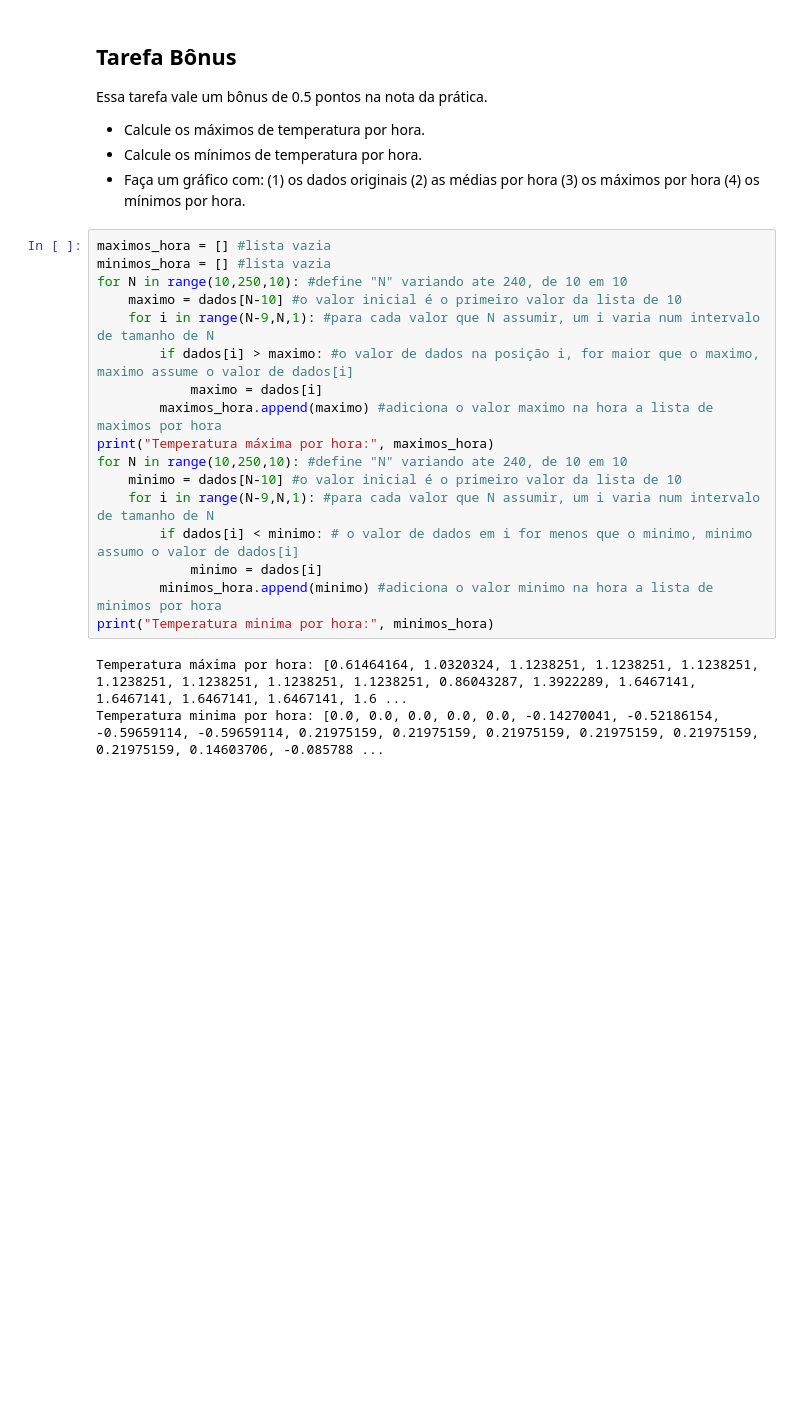
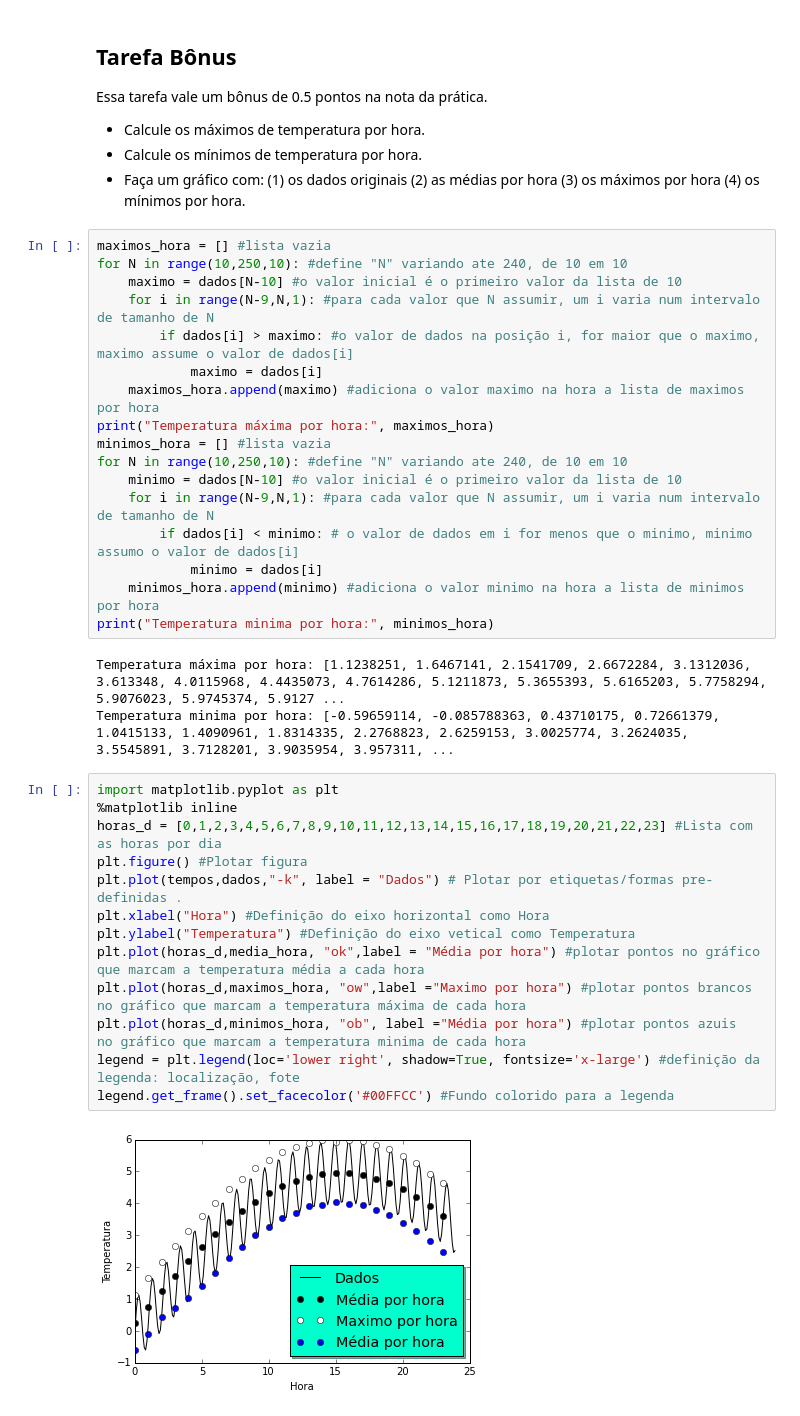
Before and after one commit to mat-esp-2015/python-intro-2-r-d-l, a Jupyter notebook: tarefa-intro-python-2.ipynb, the cells around one changed output. Saved outputs shown, nothing was run; the diff lists cells and outputs as text; blank space fills up the shorter version.

```diff
--- a/tarefa-intro-python-2.ipynb
+++ b/tarefa-intro-python-2.ipynb
@@ -327,24 +327,39 @@ Essa tarefa vale um bônus de 0.5 pontos na nota da prática.
 * Faça um gráfico com: (1) os dados originais (2) as médias por hora (3) os máximos por hora (4) os mínimos por hora.
 # %%
 maximos_hora = [] #lista vazia
-minimos_hora = [] #lista vazia
 for N in range(10,250,10): #define "N" variando ate 240, de 10 em 10
     maximo = dados[N-10] #o valor inicial é o primeiro valor da lista de 10
     for i in range(N-9,N,1): #para cada valor que N assumir, um i varia num intervalo de tamanho de N
         if dados[i] > maximo: #o valor de dados na posição i, for maior que o maximo, maximo assume o valor de dados[i]
             maximo = dados[i]
-        maximos_hora.append(maximo) #adiciona o valor maximo na hora a lista de maximos por hora
+    maximos_hora.append(maximo) #adiciona o valor maximo na hora a lista de maximos por hora
 print("Temperatura máxima por hora:", maximos_hora)
+minimos_hora = [] #lista vazia
 for N in range(10,250,10): #define "N" variando ate 240, de 10 em 10
     minimo = dados[N-10] #o valor inicial é o primeiro valor da lista de 10
     for i in range(N-9,N,1): #para cada valor que N assumir, um i varia num intervalo de tamanho de N
         if dados[i] < minimo: # o valor de dados em i for menos que o minimo, minimo assumo o valor de dados[i]
             minimo = dados[i]
-        minimos_hora.append(minimo) #adiciona o valor minimo na hora a lista de minimos por hora
+    minimos_hora.append(minimo) #adiciona o valor minimo na hora a lista de minimos por hora
 print("Temperatura minima por hora:", minimos_hora)
 # %% [output]
-Temperatura máxima por hora: [0.61464164, 1.0320324, 1.1238251, 1.1238251, 1.1238251, 1.1238251, 1.1238251, 1.1238251, 1.1238251, 0.86043287, 1.3922289, 1.6467141, 1.6467141, 1.6467141, 1.6467141, 1.6 ...
-Temperatura minima por hora: [0.0, 0.0, 0.0, 0.0, 0.0, -0.14270041, -0.52186154, -0.59659114, -0.59659114, 0.21975159, 0.21975159, 0.21975159, 0.21975159, 0.21975159, 0.21975159, 0.14603706, -0.085788 ...
+Temperatura máxima por hora: [1.1238251, 1.6467141, 2.1541709, 2.6672284, 3.1312036, 3.613348, 4.0115968, 4.4435073, 4.7614286, 5.1211873, 5.3655393, 5.6165203, 5.7758294, 5.9076023, 5.9745374, 5.9127 ...
+Temperatura minima por hora: [-0.59659114, -0.085788363, 0.43710175, 0.72661379, 1.0415133, 1.4090961, 1.8314335, 2.2768823, 2.6259153, 3.0025774, 3.2624035, 3.5545891, 3.7128201, 3.9035954, 3.957311, ...
+# %%
+import matplotlib.pyplot as plt
+%matplotlib inline
+horas_d = [0,1,2,3,4,5,6,7,8,9,10,11,12,13,14,15,16,17,18,19,20,21,22,23] #Lista com as horas por dia
+plt.figure() #Plotar figura
+plt.plot(tempos,dados,"-k", label = "Dados") # Plotar por etiquetas/formas pre-definidas .
+plt.xlabel("Hora") #Definição do eixo horizontal como Hora
+plt.ylabel("Temperatura") #Definição do eixo vetical como Temperatura
+plt.plot(horas_d,media_hora, "ok",label = "Média por hora") #plotar pontos no gráfico que marcam a temperatura média a cada hora
+plt.plot(horas_d,maximos_hora, "ow",label ="Maximo por hora") #plotar pontos brancos no gráfico que marcam a temperatura máxima de cada hora
+plt.plot(horas_d,minimos_hora, "ob", label ="Média por hora") #plotar pontos azuis  no gráfico que marcam a temperatura minima de cada hora
+legend = plt.legend(loc='lower right', shadow=True, fontsize='x-large') #definição da legenda: localização, fote
+legend.get_frame().set_facecolor('#00FFCC') #Fundo colorido para a legenda
+# %% [output]
+[figure, added]
 # %% [markdown]
 ### Resultado esperado
 
```
Also changed, not shown: parts of 1 cell of this notebook.
